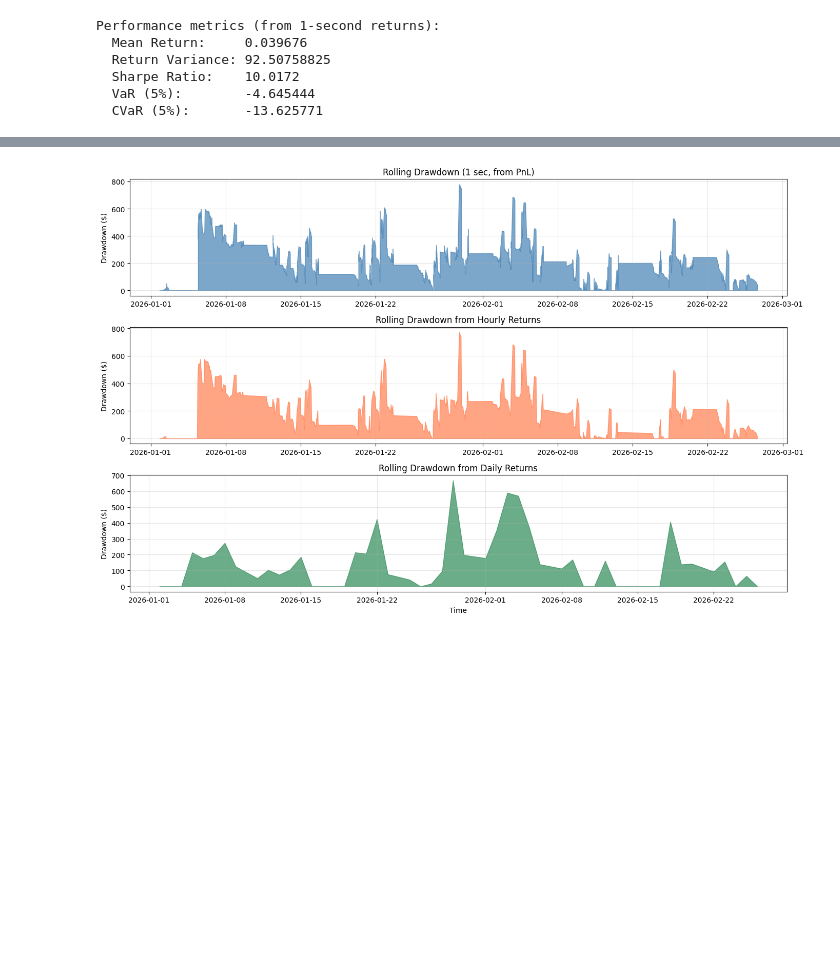
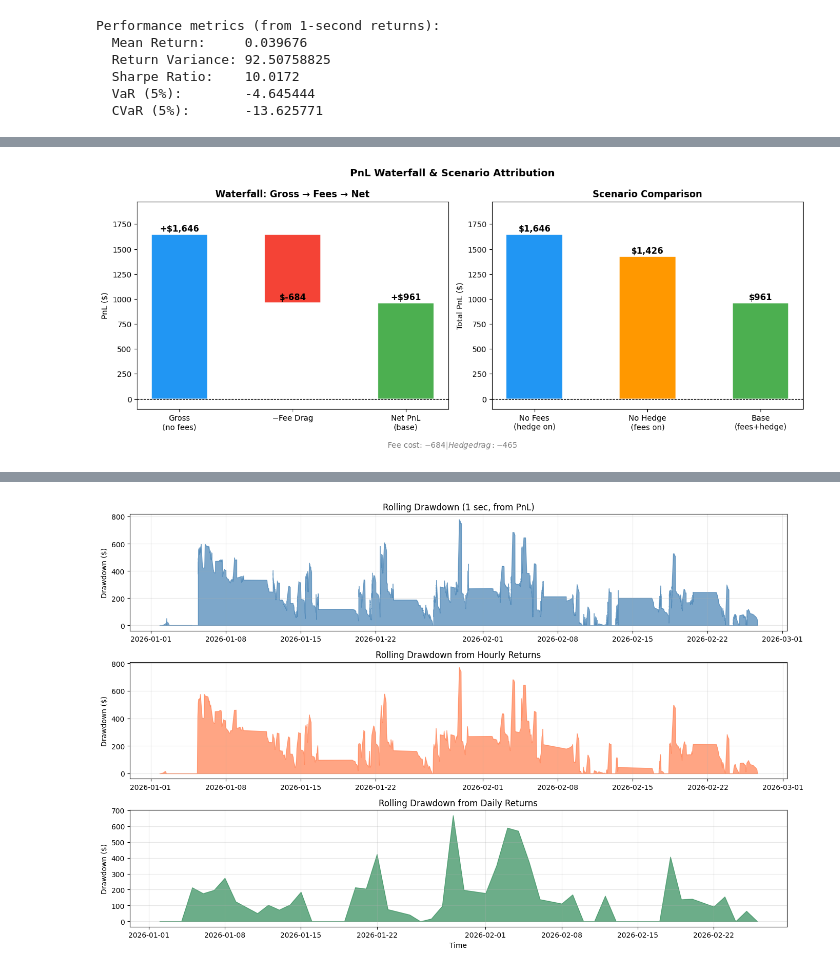
Before and after one commit to chris-mulligan-50/FINM-33150-Quantitative-Trading-Strategies-Final-Project-Kalshi-Market-Making-, a Jupyter notebook: submission.ipynb, the cells around one changed output, grey strips where cells are left out. Cells and saved outputs as stored; diff of their text form; code cells hidden in the pictures; blank space fills up the shorter version.

```diff
--- a/submission.ipynb
+++ b/submission.ipynb
@@ -483,0 +558,52 @@ Performance metrics (from 1-second returns):
+# %%
+import matplotlib.pyplot as plt
+import numpy as np
+
+pnl_base     = final_pnl(df)
+pnl_no_fees  = final_pnl(df_no_fees)
+pnl_no_hedge = final_pnl(df_no_hedge)
+
+fee_drag   = pnl_no_fees  - pnl_base   # how much fees cost us
+hedge_drag = pnl_no_hedge - pnl_base   # positive = no-hedge earned more (hedge was a drag)
+
+fig, (ax1, ax2) = plt.subplots(1, 2, figsize=(13, 5))
+
+# Left: Waterfall  gross → -fee drag → net
+stages  = ["Gross\n(no fees)", "−Fee Drag", "Net PnL\n(base)"]
+starts  = [0, pnl_no_fees, 0]
+heights = [pnl_no_fees, -fee_drag, pnl_base]
+colors  = ["#2196F3", "#F44336", "#4CAF50"]
+
+for i, (lbl, s, h, c) in enumerate(zip(stages, starts, heights, colors)):
+    ax1.bar(lbl, h, bottom=s, color=c, edgecolor="white", linewidth=1.2, width=0.5)
+    sign = "+" if h >= 0 else ""
+    ax1.text(i, s + h + 15, f"{sign}${h:,.0f}", ha="center", va="bottom",
+             fontsize=11, fontweight="bold")
+
+ax1.axhline(0, color="black", linewidth=0.8, linestyle="--")
+ax1.set_ylabel("PnL ($)")
+ax1.set_title("Waterfall: Gross → Fees → Net", fontweight="bold")
+ax1.set_ylim(-100, pnl_no_fees * 1.2)
+
+# Right: Scenario bar comparison
+labels = ["No Fees\n(hedge on)", "No Hedge\n(fees on)", "Base\n(fees+hedge)"]
+vals   = [pnl_no_fees, pnl_no_hedge, pnl_base]
+clrs   = ["#2196F3", "#FF9800", "#4CAF50"]
+
+bars = ax2.bar(labels, vals, color=clrs, edgecolor="white", linewidth=1.2, width=0.5)
+for bar, v in zip(bars, vals):
+    ax2.text(bar.get_x() + bar.get_width()/2, v + 15, f"${v:,.0f}",
+             ha="center", va="bottom", fontsize=11, fontweight="bold")
+ax2.axhline(0, color="black", linewidth=0.8, linestyle="--")
+ax2.set_ylabel("Total PnL ($)")
+ax2.set_title("Scenario Comparison", fontweight="bold")
+ax2.set_ylim(-100, max(vals) * 1.2)
+
+hedge_label = f"Hedge drag: −${hedge_drag:,.0f}" if hedge_drag > 0 else f"Hedge benefit: +${-hedge_drag:,.0f}"
+fig.text(0.5, -0.03, f"Fee cost: −${fee_drag:,.0f}    |    {hedge_label}",
+         ha="center", fontsize=10, color="gray")
+fig.suptitle("PnL Waterfall & Scenario Attribution", fontsize=13, fontweight="bold")
+plt.tight_layout()
+plt.show()
+# %% [output]
+[figure, added]
```
Also changed, not shown: parts of 49 cells of this notebook, 2 other files.
